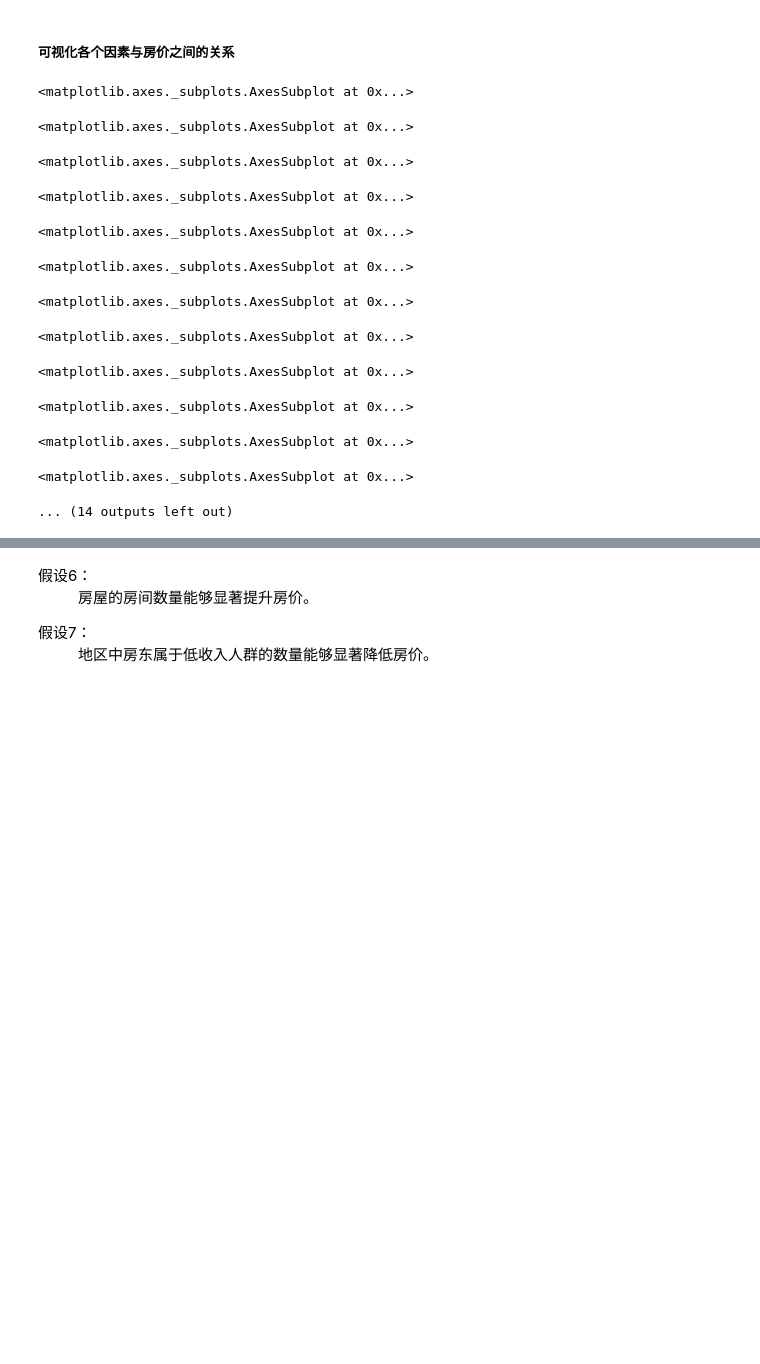
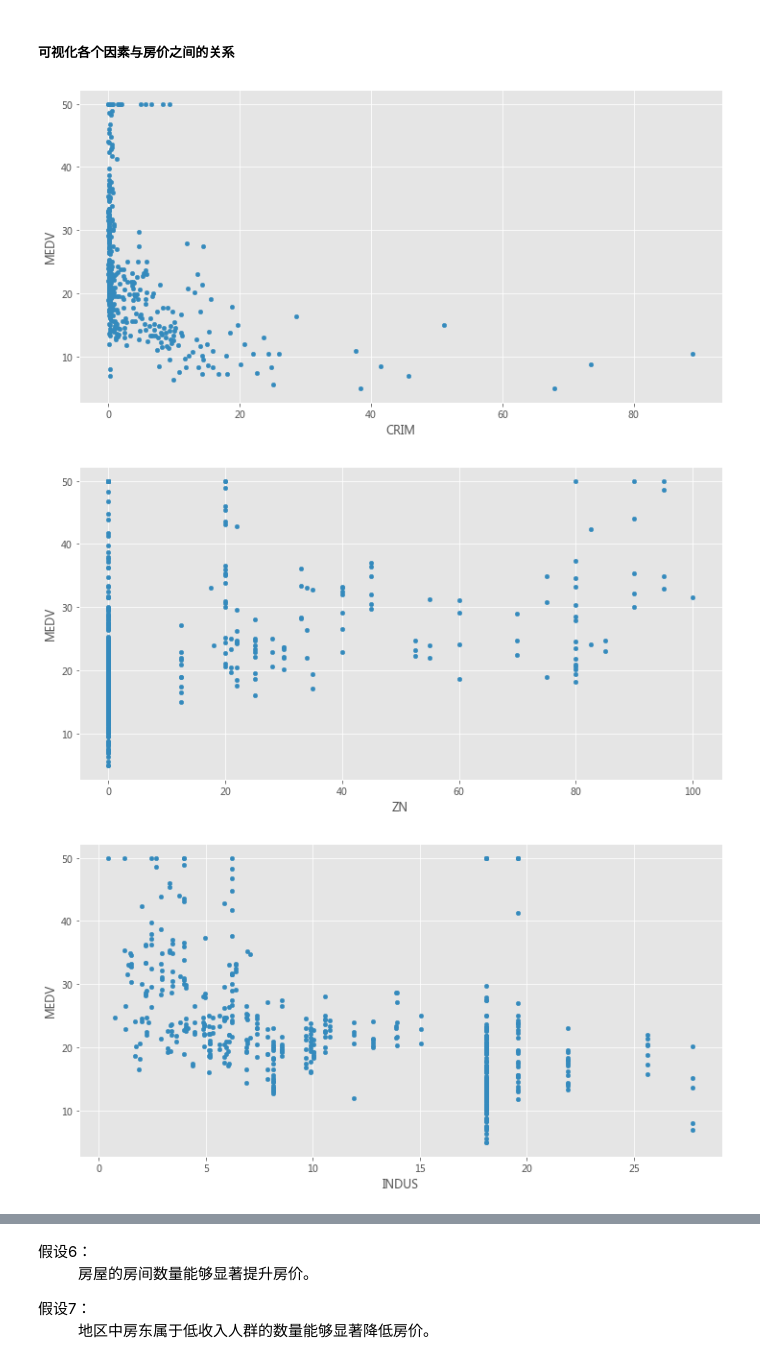
Before and after one commit to christinemu/biz-mining, a Jupyter notebook: DataAnalysis.ipynb, the cells around one changed output, grey strips where cells are left out. Cells and saved outputs as stored; diff of their text form; code cells hidden in the pictures; blank space fills up the shorter version.

```diff
--- a/DataAnalysis.ipynb
+++ b/DataAnalysis.ipynb
@@ -1465,18 +1609,8 @@ dtype: int64
 ##### 可视化各个因素与房价之间的关系
 # %%
 for each in bostonDf.columns[:-1]:
-    bostonDf.plot(x=each,y='MEDV',kind='scatter',figsize=(12,6))
+    _ = bostonDf.plot(x=each,y='MEDV',kind='scatter',figsize=(12,6))
 # %% [output]
-<matplotlib.axes._subplots.AxesSubplot at 0x...>
-<matplotlib.axes._subplots.AxesSubplot at 0x...>
-<matplotlib.axes._subplots.AxesSubplot at 0x...>
-<matplotlib.axes._subplots.AxesSubplot at 0x...>
-<matplotlib.axes._subplots.AxesSubplot at 0x...>
-<matplotlib.axes._subplots.AxesSubplot at 0x...>
-<matplotlib.axes._subplots.AxesSubplot at 0x...>
-<matplotlib.axes._subplots.AxesSubplot at 0x...>
-<matplotlib.axes._subplots.AxesSubplot at 0x...>
-<matplotlib.axes._subplots.AxesSubplot at 0x...>
-<matplotlib.axes._subplots.AxesSubplot at 0x...>
-<matplotlib.axes._subplots.AxesSubplot at 0x...>
-... (14 outputs left out)
+[figure, added]
+[figure, added]
+[figure, added]
```
Also changed, not shown: parts of 96 cells of this notebook.
